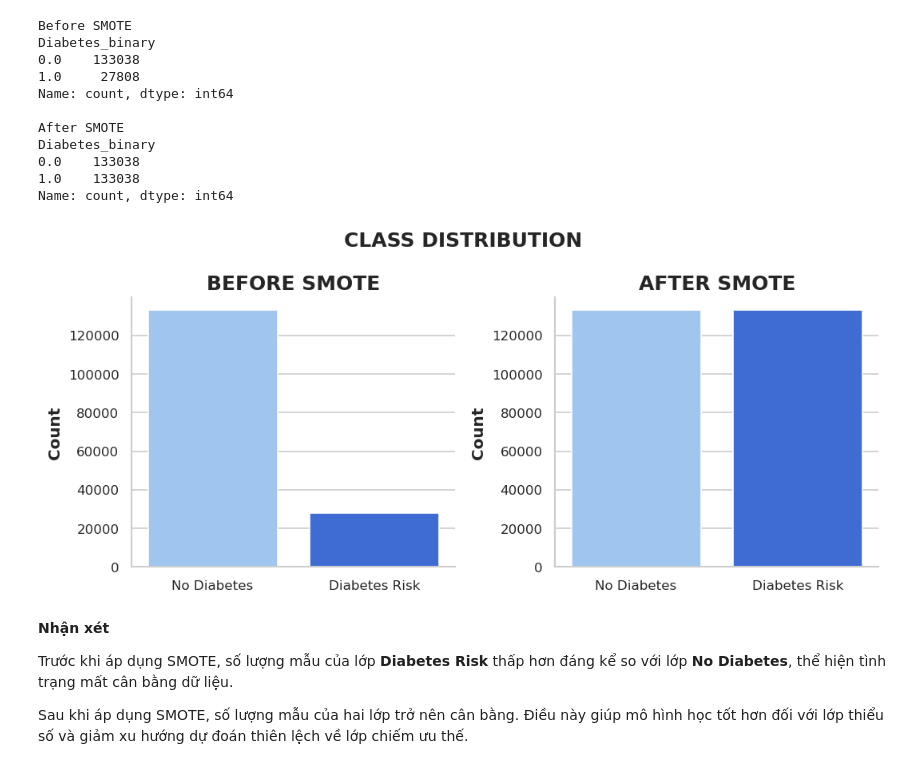
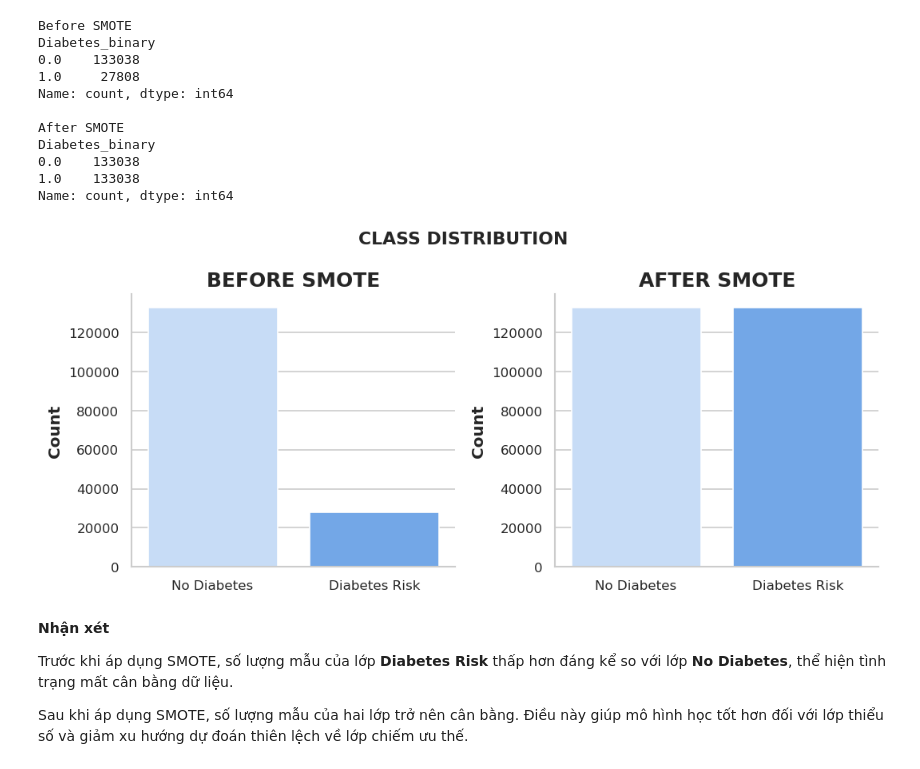
Before and after one commit to Nhungktn/Diabetes-Risk-Prediction, a Jupyter notebook: Diabetes_Risk_Prediction.ipynb, the cells around one changed output. Cells and saved outputs as stored; diff of their text form; code cells hidden in the pictures.

```diff
--- a/Diabetes_Risk_Prediction.ipynb
+++ b/Diabetes_Risk_Prediction.ipynb
@@ -53,11 +53,11 @@ plt.rcParams["axes.spines.top"] = False
 plt.rcParams["axes.spines.right"] = False
 
 PALETTE = [
+    "#BFDBFE",  # Light Blue
+    "#60A5FA",  # Blue
+    "#2563EB",  # Strong Blue
     "#4F46E5",  # Indigo
-    "#3B82F6",  # Blue
-    "#8B5CF6",  # Purple
-    "#06B6D4",  # Cyan
-    "#6366F1",  # Violet
+    "#7C3AED"   # Violet
 ]
 # %% [markdown]
 ## **1. Dataset Overview**
@@ -727,37 +727,39 @@ Name: count, dtype: int64
 # %%
 before = y_train.value_counts().sort_index()
 after = y_train_smote.value_counts().sort_index()
 
 fig, axes = plt.subplots(1, 2, figsize=(9, 4))
 
-# Before
+# Before SMOTE
 sns.barplot(
     x=["No Diabetes", "Diabetes Risk"],
     y=before.values,
-    palette=["#93C5FD", "#2563EB"],
+    palette=PALETTE[:2],
     ax=axes[0]
 )
 
 axes[0].set_title("BEFORE SMOTE")
+axes[0].set_xlabel("")
 axes[0].set_ylabel("Count")
 
-# After
+# After SMOTE
 sns.barplot(
     x=["No Diabetes", "Diabetes Risk"],
     y=after.values,
-    palette=["#93C5FD", "#2563EB"],
+    palette=PALETTE[:2],
     ax=axes[1]
 )
 
 axes[1].set_title("AFTER SMOTE")
+axes[1].set_xlabel("")
 axes[1].set_ylabel("Count")
 
-plt.suptitle("CLASS DISTRIBUTION", fontsize=15, fontweight="bold")
+plt.suptitle("CLASS DISTRIBUTION", fontweight="bold")
 
 plt.tight_layout()
 plt.show()
 # %% [output]
-[figure, old version]
+[figure, new version]
 # %% [markdown]
 **Nhận xét**
 
```
Also changed, not shown: parts of 10 cells of this notebook.
